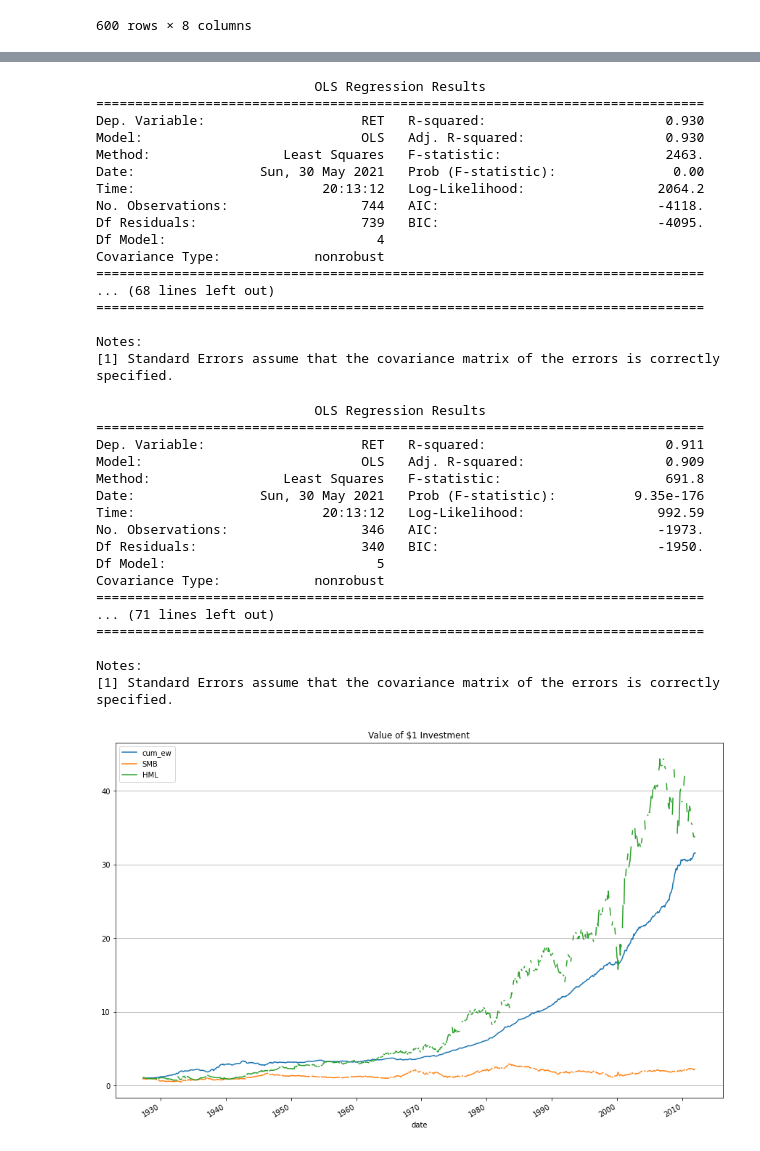
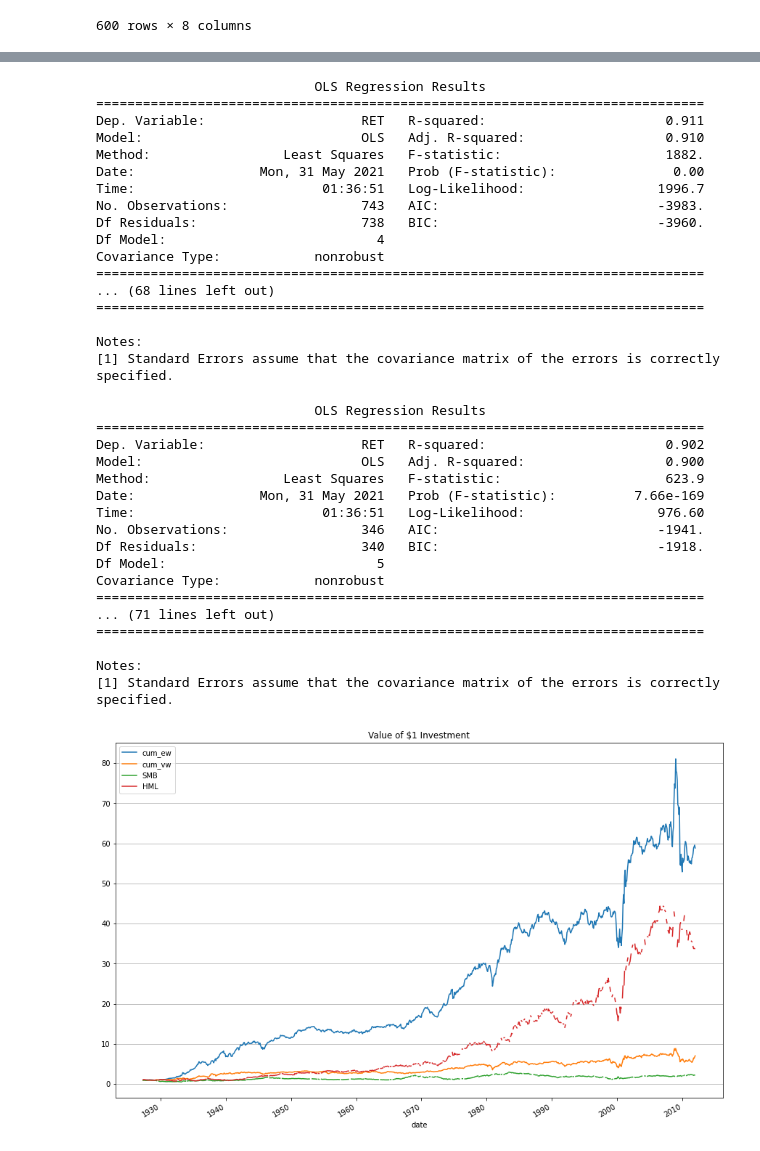
Before and after one commit to ptakchun/FINA4359-Project, a Jupyter notebook: table3.ipynb, the cells around one changed output, grey strips where cells are left out. Cells and saved outputs as stored; diff of their text form; code cells hidden in the pictures.

```diff
--- a/table3.ipynb
+++ b/table3.ipynb
@@ -147,12 +148,19 @@ crsp_temp['lag_semi_annual_twl']=crsp_temp.groupby('CUSIP')['div_semi_annual'].s
 crsp_temp['lag_div_yr']=crsp_temp.groupby('CUSIP')['div_yr'].shift(12)
 
 g_mon = crsp_temp.groupby('CUSIP')['div_monthly']
+
 crsp_temp['lag_1']=g_mon.shift(1)
+crsp_temp['lag_2']=g_mon.shift(2)
+crsp_temp['lag_3']=g_mon.shift(3)
 crsp_temp['lag_4']=g_mon.shift(4)
+crsp_temp['lag_5']=g_mon.shift(5)
+crsp_temp['lag_6']=g_mon.shift(6)
 crsp_temp['lag_7']=g_mon.shift(7)
+crsp_temp['lag_8']=g_mon.shift(8)
+crsp_temp['lag_9']=g_mon.shift(9)
 crsp_temp['lag_10']=g_mon.shift(10)
-
-crsp_div_df['lag_month']=g_mon.shift(1)
+crsp_temp['lag_11']=g_mon.shift(11)
+crsp_temp['lag_12']=g_mon.shift(12)
 
 crsp_temp
 # %% [output]
@@ -172,19 +180,19 @@ crsp_temp
 2097733 rows × 44 columns
 # %%
 # Strategies 1: Long predicted dividend and short all other companies
-crsp_temp['long_stocks'] = (crsp_temp['lag_u_3'] | crsp_temp['lag_u_6'] | crsp_temp['lag_u_9'] | crsp_temp['lag_u_12'] | crsp_temp['lag_quarterly'] | crsp_temp['lag_semi_annual_six'] | crsp_temp['lag_semi_annual_twl'] | crsp_temp['lag_div_yr']) & (crsp_temp['PRC_t-1'] >=5)
+crsp_temp['long_stocks'] = (crsp_temp['lag_u_3'] | crsp_temp['lag_u_6'] | crsp_temp['lag_u_9'] | crsp_temp['lag_u_12'] | crsp_temp['lag_quarterly'] | crsp_temp['lag_semi_annual_six'] | crsp_temp['lag_semi_annual_twl'] | crsp_temp['lag_div_yr']) & (crsp_temp['PRC_t-1'] >=5) & (crsp_temp['freq_2']<='6')
 
 crsp_temp.RET = crsp_temp.RET.apply(lambda x: x if str(x)[-1].isdigit() else np.nan)
 crsp_temp['RET'] = crsp_temp['RET'].astype('float64')
 crsp_temp
 # crsp_temp['short_stocks'] = np.where(crsp_temp['long_stocks']==False,True,False)
-crsp_temp['short_stocks'] = (crsp_temp['freq_2'] < '6') & (crsp_temp['long_stocks'] == False) & (crsp_temp['PRC_t-1'] >=5)
+# crsp_temp['short_stocks'] =  (crsp_temp['long_stocks'] == False) & (crsp_temp['PRC_t-1'] >=5)
 
 # Strategies 2: Long predicted dividend and short all other dividend payers companies
-# crsp_temp['short_stocks'] = (crsp_temp['lag_u_1'] ==True) | (crsp_temp['lag_u_2'] ==True) | ( crsp_temp['lag_u_4'] ==True ) | (crsp_temp['lag_u_5'] ==True ) | ( crsp_temp['lag_u_8'] ==True ) | (crsp_temp['lag_u_10'] ==True ) | (crsp_temp['lag_u_11'] ==True )| (crsp_div_df['lag_month']==True)
+crsp_temp['short_stocks'] = ( crsp_temp['lag_u_1'] | crsp_temp['lag_u_2']  | crsp_temp['lag_u_4']  | crsp_temp['lag_u_5'] | crsp_temp['lag_u_7']  | crsp_temp['lag_u_8']  | crsp_temp['lag_u_10']  | crsp_temp['lag_u_11'] | crsp_temp['lag_1'] | crsp_temp['lag_2']  |  crsp_temp['lag_3'] | crsp_temp['lag_4']  | crsp_temp['lag_5']  |  crsp_temp['lag_6']  | crsp_temp['lag_7']  | crsp_temp['lag_8'] | crsp_temp['lag_9'] | crsp_temp['lag_10']  | crsp_temp['lag_11']  | crsp_temp['lag_12']  ) & (crsp_temp['freq_2'] <= '6') & (crsp_temp['PRC_t-1'] >=5) & (crsp_temp['long_stocks'] == False)
 
 # Strategies 3: Long predicted dividend and short all months occurring 1,4,7 or 10 months ago
-# crsp_temp['short_stocks'] = (crsp_temp['lag_1'] ==True) | (crsp_temp['lag_4'] ==True) | ( crsp_temp['lag_7'] ==True ) | (crsp_temp['lag_10'] ==True )
+# crsp_temp['short_stocks'] = (crsp_temp['lag_1'] | crsp_temp['lag_4']  | crsp_temp['lag_7']  | crsp_temp['lag_10'] ) &  (crsp_temp['freq_2']<='6') & (crsp_temp['PRC_t-1'] >=5) & (crsp_temp['long_stocks'] == False)
 # crsp_temp['short_stocks'].describe()
 # %%
 # crsp_temp['short_stocks'].groupby('date').sum()
@@ -209,23 +217,23 @@ def long_short_weights(group):
     group['long_weight'] = np.nan
     longs = group.loc[group['long_stocks'] == True]
     group.loc[group['long_stocks']==True, 'long_weight'] = longs['MCAP_t-1'].groupby('date').apply(lambda x: x/ x.sum())
-    group['long_weight'] = group['long_weight'].groupby('CUSIP').shift(1)
+    # group['long_weight'] = group['long_weight'].groupby('CUSIP').shift(1)
 
     group['short_weight'] = np.nan
     # fil_short = group['long_stocks'] == False
     fil_short = group.short_stocks
     shorts = group.loc[fil_short]
     group.loc[fil_short, 'short_weight'] = shorts['MCAP_t-1'].groupby('date').apply(lambda x: x/ x.sum())
-    group['short_weight'] = group['short_weight'].groupby('CUSIP').shift(1)
+    # group['short_weight'] = group['short_weight'].groupby('CUSIP').shift(1)
     return group
 
 def cal_return_vw(df):
 
     df['port_return_long_vw'] = df['RET'] * df['long_weight']
-    longport = df['port_return_long_vw'].groupby('date').mean()
+    longport = df['port_return_long_vw'].groupby('date').sum()
 
     df['port_return_short_vw'] = df['RET'] * df['short_weight']
-    shortport = df['port_return_short_vw'].groupby('date').mean()
+    shortport = df['port_return_short_vw'].groupby('date').sum()
 
     data=pd.merge(longport, shortport, on='date', suffixes=['_long', '_short'])
     data['longshort_vw'] = data.port_return_long_vw  - data.port_return_short_vw
@@ -508,13 +552,13 @@ print (
 # %% [output]
                             OLS Regression Results
 ==============================================================================
-Dep. Variable:                    RET   R-squared:                       0.930
-Model:                            OLS   Adj. R-squared:                  0.930
-Method:                 Least Squares   F-statistic:                     2463.
-Date:                Sun, 30 May 2021   Prob (F-statistic):               0.00
-Time:                        20:13:12   Log-Likelihood:                 2064.2
-No. Observations:                 744   AIC:                            -4118.
-Df Residuals:                     739   BIC:                            -4095.
+Dep. Variable:                    RET   R-squared:                       0.911
+Model:                            OLS   Adj. R-squared:                  0.910
+Method:                 Least Squares   F-statistic:                     1882.
+Date:                Mon, 31 May 2021   Prob (F-statistic):               0.00
+Time:                        01:36:51   Log-Likelihood:                 1996.7
+No. Observations:                 743   AIC:                            -3983.
+Df Residuals:                     738   BIC:                            -3960.
 Df Model:                           4
 Covariance Type:            nonrobust
 ==============================================================================
@@ -542,13 +586,13 @@ print (
 # %% [output]
                             OLS Regression Results
 ==============================================================================
-Dep. Variable:                    RET   R-squared:                       0.911
-Model:                            OLS   Adj. R-squared:                  0.909
-Method:                 Least Squares   F-statistic:                     691.8
-Date:                Sun, 30 May 2021   Prob (F-statistic):          9.35e-176
-Time:                        20:13:12   Log-Likelihood:                 992.59
-No. Observations:                 346   AIC:                            -1973.
-Df Residuals:                     340   BIC:                            -1950.
+Dep. Variable:                    RET   R-squared:                       0.902
+Model:                            OLS   Adj. R-squared:                  0.900
+Method:                 Least Squares   F-statistic:                     623.9
+Date:                Mon, 31 May 2021   Prob (F-statistic):          7.66e-169
+Time:                        01:36:51   Log-Likelihood:                 976.60
+No. Observations:                 346   AIC:                            -1941.
+Df Residuals:                     340   BIC:                            -1918.
 Df Model:                           5
 Covariance Type:            nonrobust
 ==============================================================================
@@ -560,22 +604,22 @@ Notes:
 # %%
 # Figure 1
 portfolios = pd.DataFrame()
 portfolios['cum_ew'] = (longshortport_eq['longshort_eq'] + 1).cumprod()
 # print(portfolios['cum_ew'])
 portfolios['cum_vw'] = (longshortport_vw['longshort_vw'] + 1).cumprod()
 portfolios['SMB']= (ff4['smb']+ 1).cumprod()
 portfolios['HML']= (ff4['hml']+ 1).cumprod()
 portfolios=portfolios.reset_index()
 portfolios
 # Within-companies Predicted Dividend Portfolio
 (
     portfolios
     .assign(date=pd.to_datetime(portfolios['date']))
     .assign(cum_ew=portfolios['cum_ew'])
-    # .assign(cum_vw=portfolios['cum_vw'])
+    .assign(cum_vw=portfolios['cum_vw'])
     .assign(SMB=portfolios['SMB'])
     .assign(HML=portfolios['HML'])
-    .plot(x='date', y=['cum_ew','SMB','HML'],figsize=(15,10),title='Value of $1 Investment').grid(axis='y')
+    .plot(x='date', y=['cum_ew','cum_vw','SMB','HML'],figsize=(15,10),title='Value of $1 Investment').grid(axis='y')
 )
 # %% [output]
-[figure, old version]
+[figure, new version]
```
Also changed, not shown: parts of 12 cells of this notebook.
